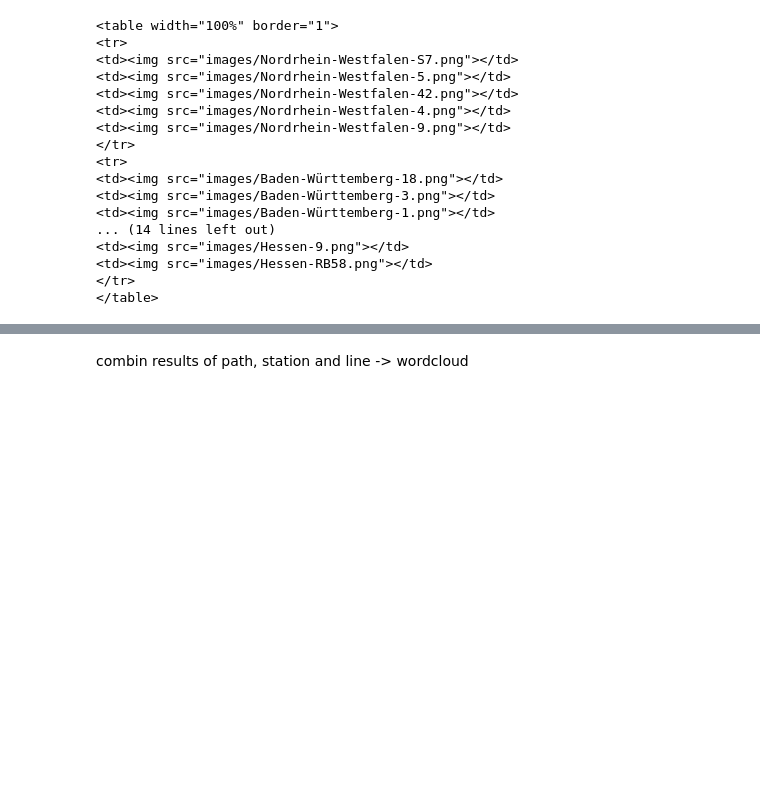
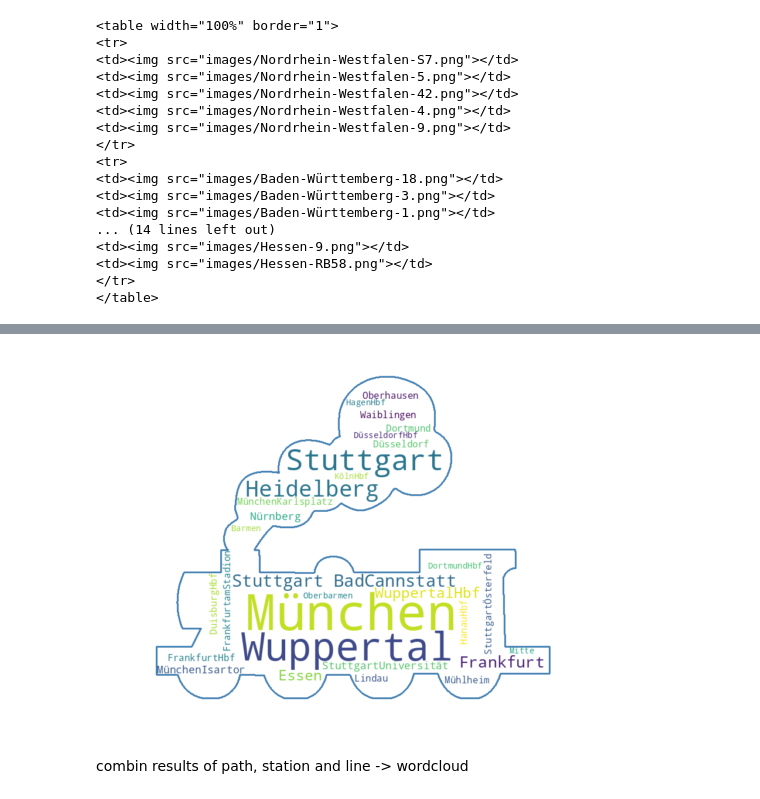
Before and after one commit to Nokkyuu/Fantastic_trains_and_when_to_find_them, a Jupyter notebook: EDA/03_geographical_analysis.ipynb, the cells around one changed output, grey strips where cells are left out. Cells and saved outputs as stored; diff of their text form; code cells hidden in the pictures; blank space fills up the shorter version.

```diff
--- a/EDA/03_geographical_analysis.ipynb
+++ b/EDA/03_geographical_analysis.ipynb
@@ -687,0 +754,11 @@ PATH ANALYSE NAN = START, ALWAYS TAKE THE LAST ONE from the path
+# %%
+names = []
+names.extend(stations_line)
+names.extend(path_stations)
+names.extend(station_top)
+# %%
+names = [station.replace(' ', '') for station in names]
+names = [station.replace('(', '') for station in names]
+names = [station.replace(')', '') for station in names]
+names = [station.replace('Main', '') for station in names]
+names = [station.replace('Flughafen', '') for station in names]
@@ -688,2 +785,20 @@ PATH ANALYSE NAN = START, ALWAYS TAKE THE LAST ONE from the path
+# %%
+from wordcloud import WordCloud, STOPWORDS, ImageColorGenerator
+from PIL import Image
+
+text = ' '.join(names)
+
+mask = np.array(Image.open("images/trainshape.png"))
+wc = WordCloud(background_color="white", max_words=30, mask=mask,
+                contour_width=3, contour_color='steelblue')
+
+wordcloud = wc.generate(text)
+
+# Display the generated image:
+plt.imshow(wordcloud, interpolation='bilinear')
+plt.axis("off")
+plt.show()
+# %% [output]
+[figure, added]
 # %% [markdown]
 combin results of path, station and line -> wordcloud
```
Also changed, not shown: parts of 14 cells of this notebook, 2 other files.
